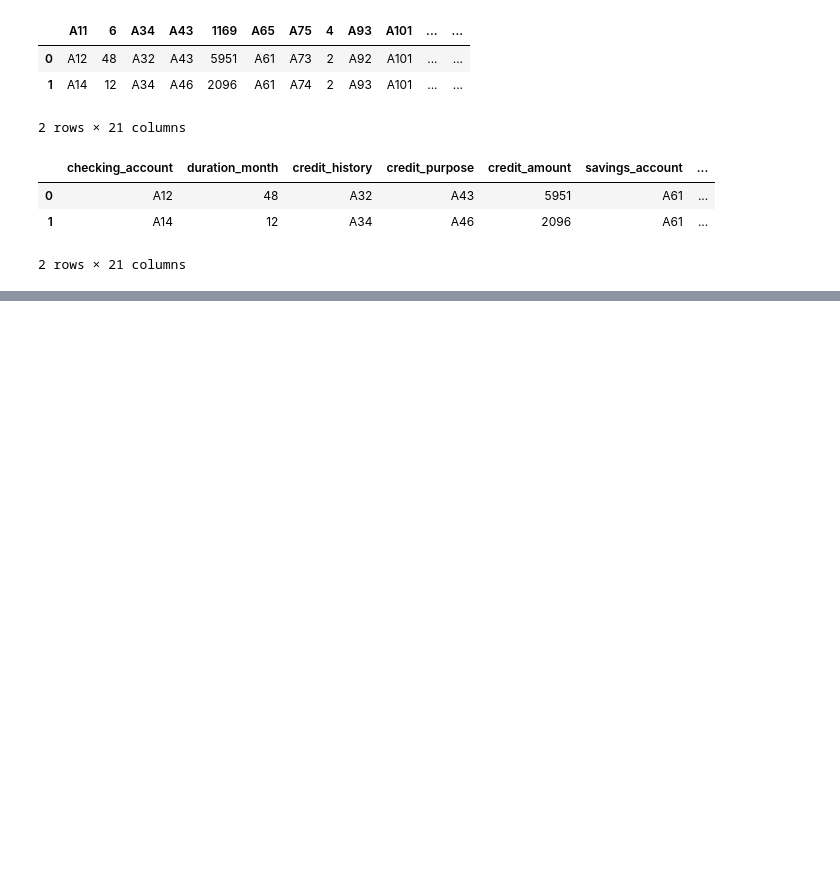
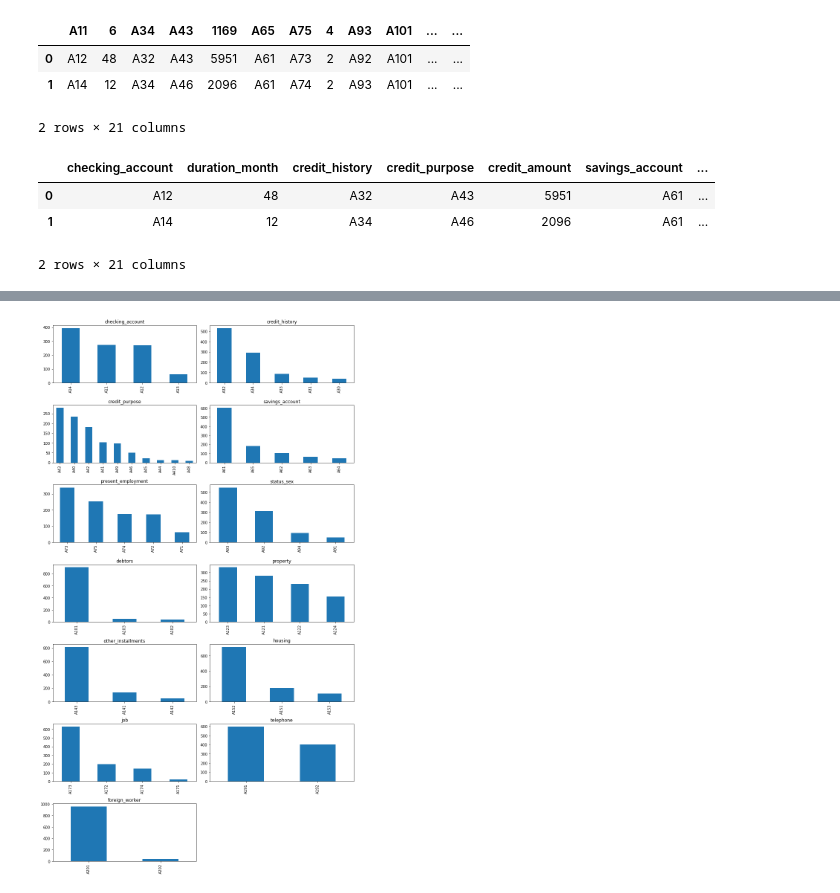
Before and after one commit to lopez-Luis89/Credit, a Jupyter notebook: Team Project AAI 501.ipynb, the cells around one changed output, grey strips where cells are left out. Cells and saved outputs as stored; diff of their text form; code cells hidden in the pictures; blank space fills up the shorter version.

```diff
--- a/Team Project AAI 501.ipynb
+++ b/Team Project AAI 501.ipynb
@@ -24,0 +81,20 @@ df.head(2)
+# %%
+object_columns = df.select_dtypes(include='object').columns
+
+num_rows = (len(object_columns) + 1) // 2
+
+fig, axes = plt.subplots(num_rows, 2, figsize=(12, 3*num_rows))
+
+axes = axes.flatten()
+
+for i, col in enumerate(object_columns):
+    df[col].value_counts().plot(kind='bar', ax=axes[i])
+    axes[i].set_title(col)
+
+for i in range(len(object_columns), len(axes)):
+    axes[i].axis('off')
+
+plt.tight_layout()
+plt.show()
+# %% [output]
+[figure, added]
```
Also changed, not shown: parts of 5 cells of this notebook.
